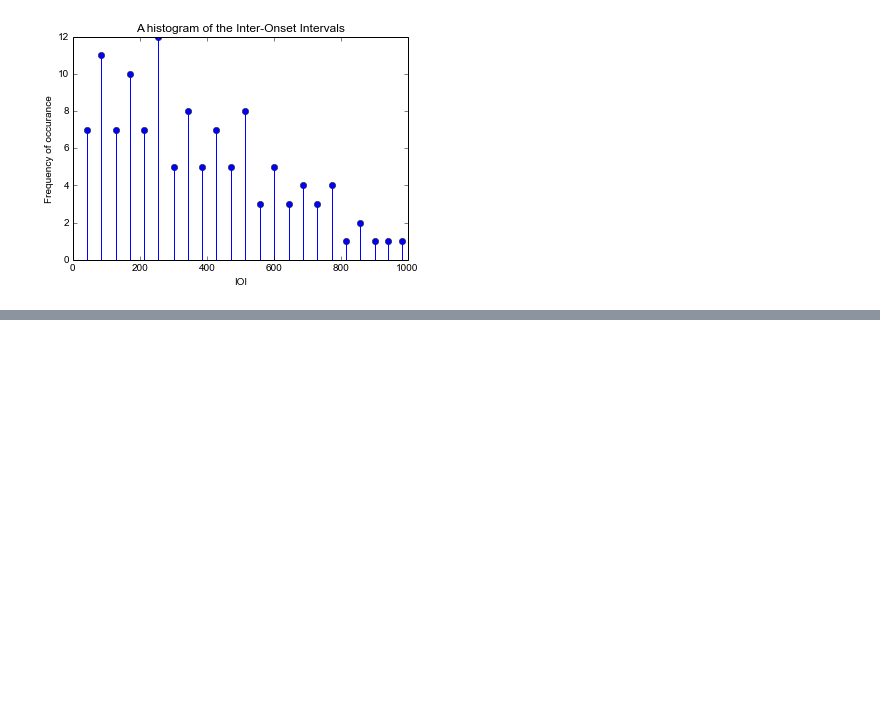
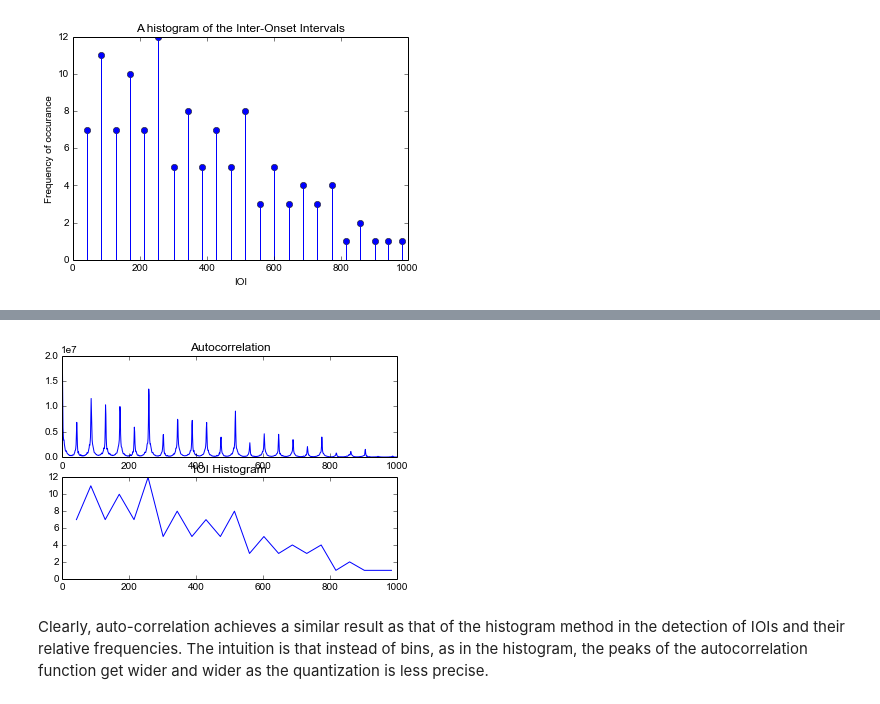
Before and after one commit to akshay1992/201A, a Jupyter notebook: 201A-Final_Project.ipynb, the cells around one changed output, grey strips where cells are left out. Saved outputs shown, nothing was run; the diff lists cells and outputs as text; code cells hidden in the pictures; blank space fills up the shorter version.

```diff
--- a/201A-Final_Project.ipynb
+++ b/201A-Final_Project.ipynb
@@ -298,0 +331,15 @@ Possible directions:
+# %%
+# The autocorrelation function in comparison with the IOI-histogram
+acor2 = autocorrelate(oss2)
+
+subplot(2,1,1), plot( acor2)
+xlim(0, 1000)
+title('Autocorrelation' )
+subplot(2,1,2), plot( ioi_hist2[:,0], ioi_hist2[:,1])
+xlim(0, 1000)
+title('IOI Histogram')
+show()
+# %% [output]
+[figure, added]
+# %% [markdown]
+Clearly, auto-correlation achieves a similar result as that of the histogram method in the detection of IOIs and their relative frequencies. The intuition is that instead of bins, as in the histogram, the peaks of the autocorrelation function get wider and wider as the quantization is less precise.
```
Also changed, not shown: parts of 46 cells of this notebook, 1 other file.
